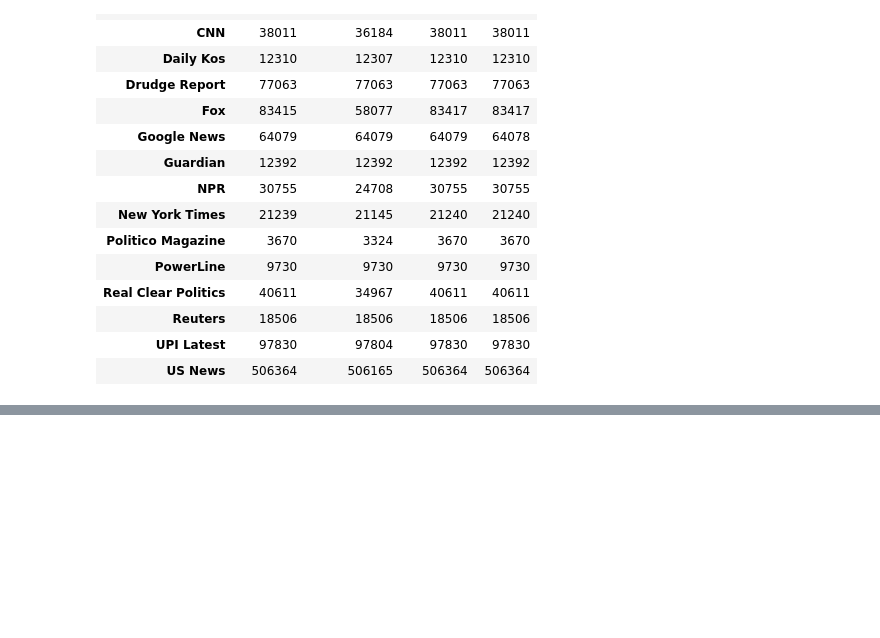
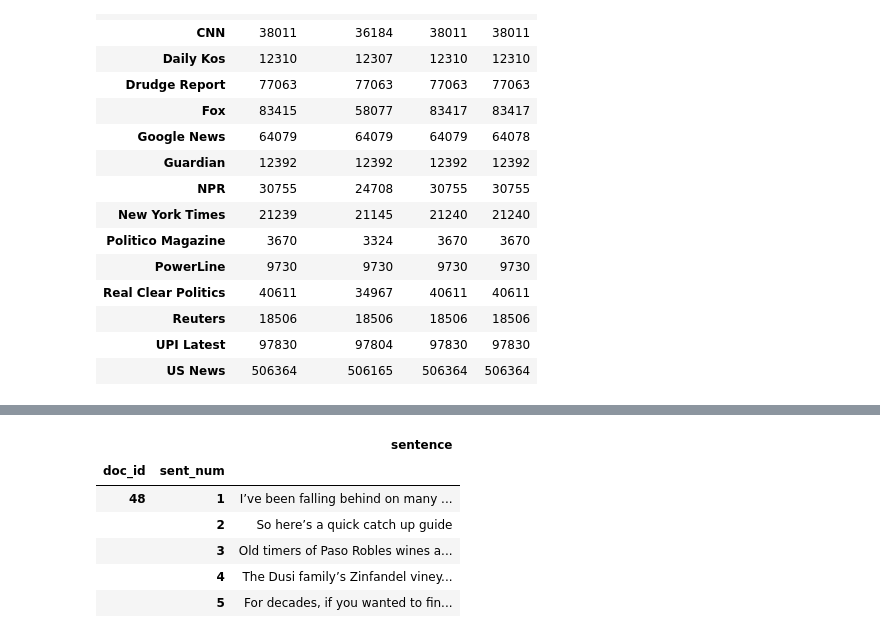
Before and after one commit to matthew-e-thomas/NLP_Project_Newzy, a Jupyter notebook: Powerline_Politico_OHCO.ipynb, the cells around one changed output, grey strips where cells are left out. Saved outputs shown, nothing was run; the diff lists cells and outputs as text; code cells hidden in the pictures; blank space fills up the shorter version.

```diff
--- a/Powerline_Politico_OHCO.ipynb
+++ b/Powerline_Politico_OHCO.ipynb
@@ -59,0 +106,11 @@ len(newzy_filtered)
+# %%
+dfs.index.names = OHCO[:2]
+dfs.head()
+# %% [output]
+|  |  | sentence |
+| doc_id | sent_num |  |
+| 48 | 1 | I’ve been falling behind on many ... |
+|  | 2 | So here’s a quick catch up guide |
+|  | 3 | Old timers of Paso Robles wines a... |
+|  | 4 | The Dusi family’s Zinfandel viney... |
+|  | 5 | For decades, if you wanted to fin... |
```
Also changed, not shown: parts of 17 cells of this notebook.
